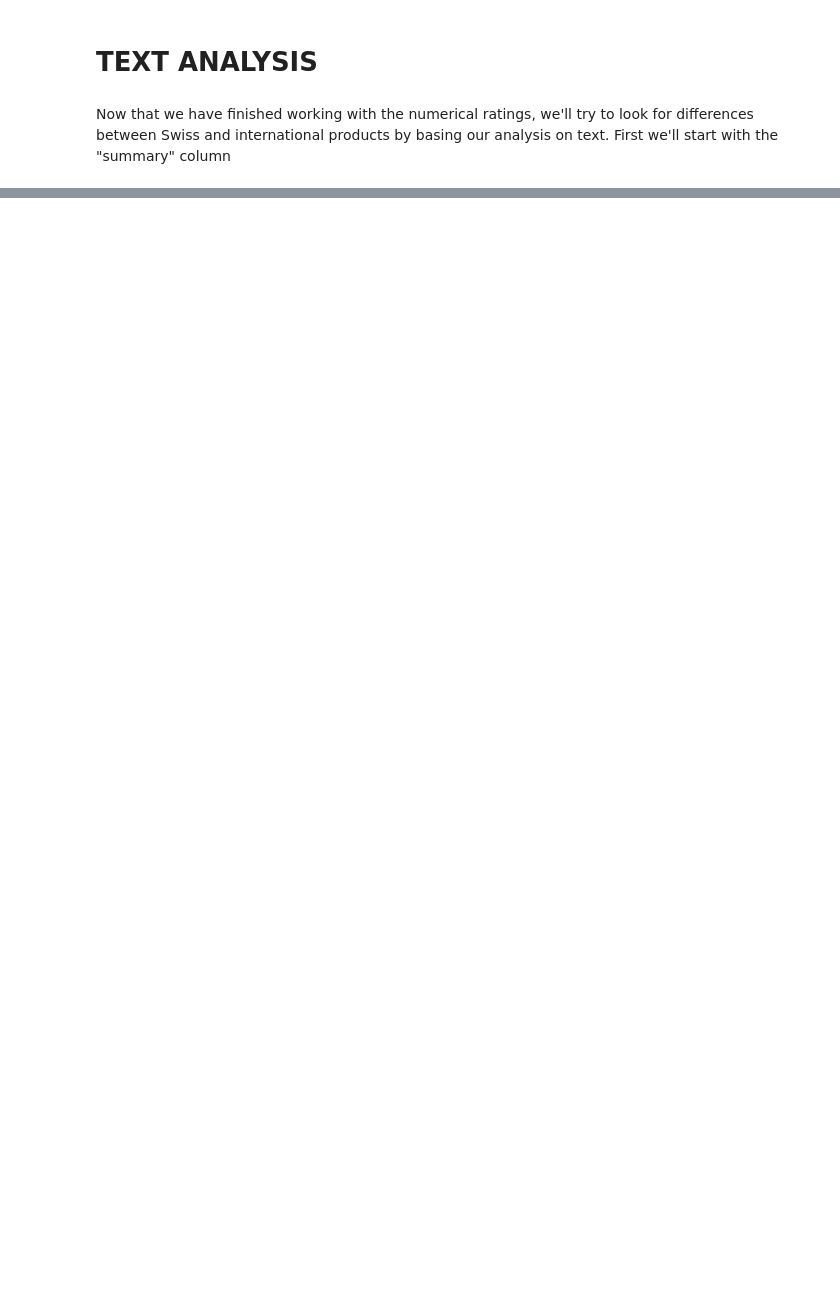
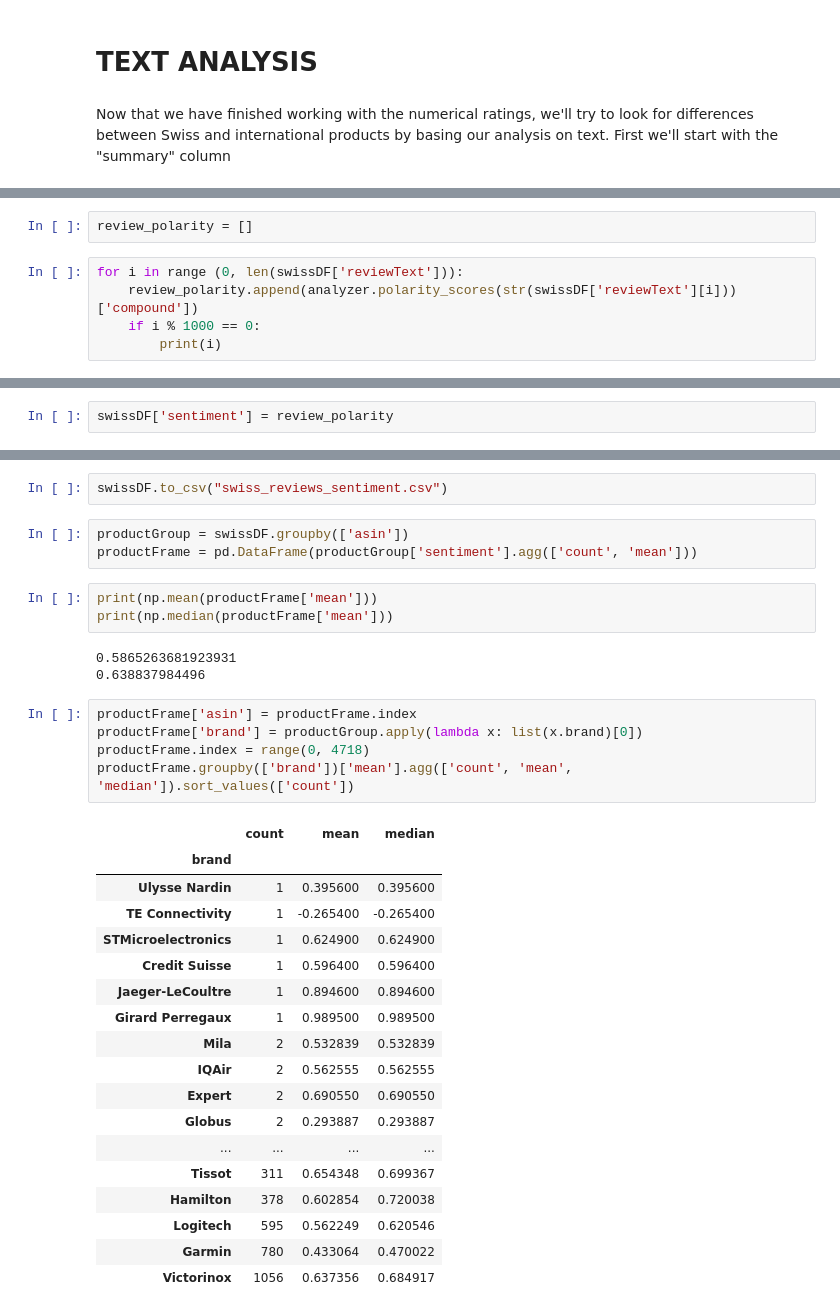
Before and after one commit to bojanp94/ADAProject, a Jupyter notebook: swiss products.ipynb, the cells around one changed output, grey strips where cells are left out. Drawn from its saved outputs; the diff is of its cells as text; blank space fills up the shorter version.

Commit message:
Updated zip with sentiments

```diff
--- a/swiss products.ipynb
+++ b/swiss products.ipynb
@@ -205,0 +255,7 @@ plt.show()
+# %%
+review_polarity = []
+# %%
+for i in range (0, len(swissDF['reviewText'])):
+    review_polarity.append(analyzer.polarity_scores(str(swissDF['reviewText'][i]))['compound'])
+    if i % 1000 == 0:
+        print(i)
@@ -205,0 +266,2 @@ plt.show()
+# %%
+swissDF['sentiment'] = review_polarity
@@ -205,0 +288,35 @@ plt.show()
+# %%
+swissDF.to_csv("swiss_reviews_sentiment.csv")
+# %%
+productGroup = swissDF.groupby(['asin'])
+productFrame = pd.DataFrame(productGroup['sentiment'].agg(['count', 'mean']))
+# %%
+print(np.mean(productFrame['mean']))
+print(np.median(productFrame['mean']))
+# %% [output]
+0.5865263681923931
+0.638837984496
+# %%
+productFrame['asin'] = productFrame.index
+productFrame['brand'] = productGroup.apply(lambda x: list(x.brand)[0])
+productFrame.index = range(0, 4718)
+productFrame.groupby(['brand'])['mean'].agg(['count', 'mean', 'median']).sort_values(['count'])
+# %% [output]
+|  | count | mean | median |
+| brand |  |  |  |
+| Ulysse Nardin | 1 | 0.395600 | 0.395600 |
+| TE Connectivity | 1 | -0.265400 | -0.265400 |
+| STMicroelectronics | 1 | 0.624900 | 0.624900 |
+| Credit Suisse | 1 | 0.596400 | 0.596400 |
+| Jaeger-LeCoultre | 1 | 0.894600 | 0.894600 |
+| Girard Perregaux | 1 | 0.989500 | 0.989500 |
+| Mila | 2 | 0.532839 | 0.532839 |
+| IQAir | 2 | 0.562555 | 0.562555 |
+| Expert | 2 | 0.690550 | 0.690550 |
+| Globus | 2 | 0.293887 | 0.293887 |
+| ... | ... | ... | ... |
+| Tissot | 311 | 0.654348 | 0.699367 |
+| Hamilton | 378 | 0.602854 | 0.720038 |
+| Logitech | 595 | 0.562249 | 0.620546 |
+| Garmin | 780 | 0.433064 | 0.470022 |
+| Victorinox | 1056 | 0.637356 | 0.684917 |
```
Also changed, not shown: parts of 14 cells of this notebook, 1 other file.
